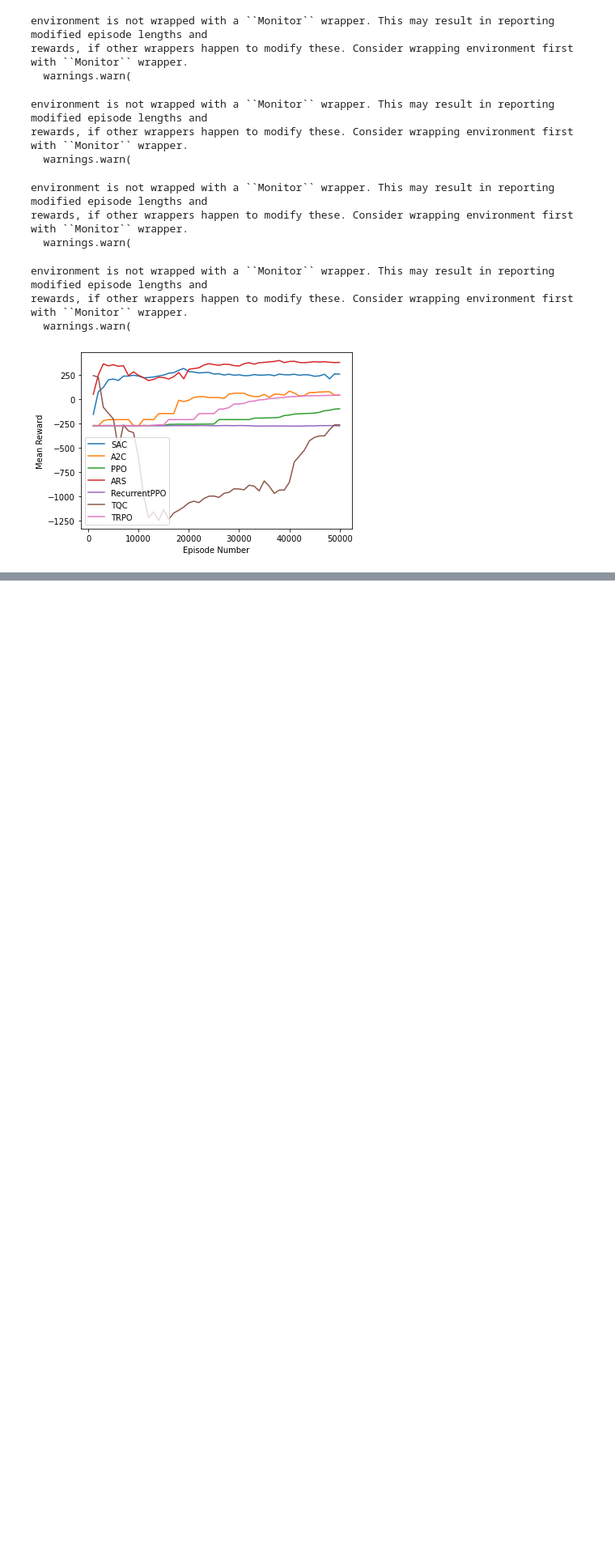
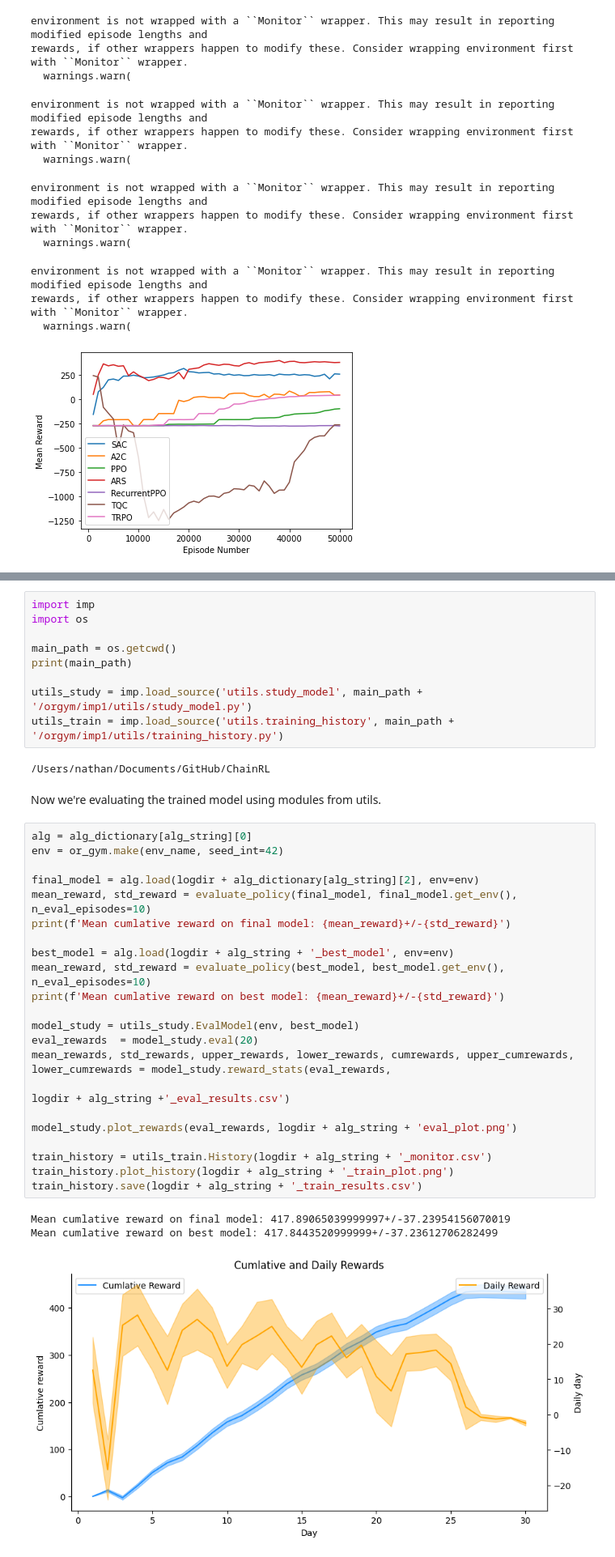
Before and after one commit to nathanhigginbotham/ChainRL, a Jupyter notebook: Useful SB3 Algorithms.ipynb, the cells around one changed output, grey strips where cells are left out. Shown: that part at 81% size. Saved outputs shown, nothing was run; the diff lists cells and outputs as text; blank space fills up the shorter version.

```diff
--- a/Useful SB3 Algorithms.ipynb
+++ b/Useful SB3 Algorithms.ipynb
@@ -238,0 +277,39 @@ for i in range(4):
+# %%
+import imp
+import os
+
+main_path = os.getcwd()
+print(main_path)
+
+utils_study = imp.load_source('utils.study_model', main_path + '/orgym/imp1/utils/study_model.py')
+utils_train = imp.load_source('utils.training_history', main_path + '/orgym/imp1/utils/training_history.py')
+# %% [output]
+/Users/nathan/Documents/GitHub/ChainRL
+# %% [markdown]
+Now we're evaluating the trained model using modules from utils.
+# %%
+alg = alg_dictionary[alg_string][0]
+env = or_gym.make(env_name, seed_int=42)
+
+final_model = alg.load(logdir + alg_dictionary[alg_string][2], env=env)
+mean_reward, std_reward = evaluate_policy(final_model, final_model.get_env(), n_eval_episodes=10)
+print(f'Mean cumlative reward on final model: {mean_reward}+/-{std_reward}')
+
+best_model = alg.load(logdir + alg_string + '_best_model', env=env)
+mean_reward, std_reward = evaluate_policy(best_model, best_model.get_env(), n_eval_episodes=10)
+print(f'Mean cumlative reward on best model: {mean_reward}+/-{std_reward}')
+
+model_study = utils_study.EvalModel(env, best_model)
+eval_rewards  = model_study.eval(20)
+mean_rewards, std_rewards, upper_rewards, lower_rewards, cumrewards, upper_cumrewards, lower_cumrewards = model_study.reward_stats(eval_rewards,
+                                                                                                                        logdir + alg_string +'_eval_results.csv')
+
+model_study.plot_rewards(eval_rewards, logdir + alg_string + 'eval_plot.png')
+
+train_history = utils_train.History(logdir + alg_string + '_monitor.csv')
+train_history.plot_history(logdir + alg_string + '_train_plot.png')
+train_history.save(logdir + alg_string + '_train_results.csv')
+# %% [output]
+Mean cumlative reward on final model: 417.89065039999997+/-37.23954156070019
+Mean cumlative reward on best model: 417.8443520999999+/-37.23612706282499
+[figure, added]
```
Also changed, not shown: parts of 36 cells of this notebook.
